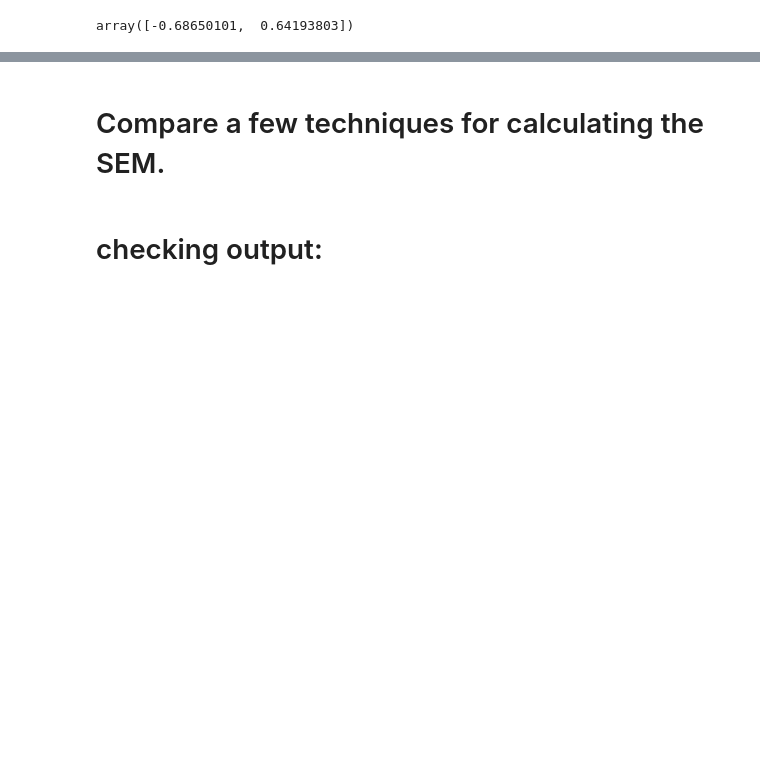
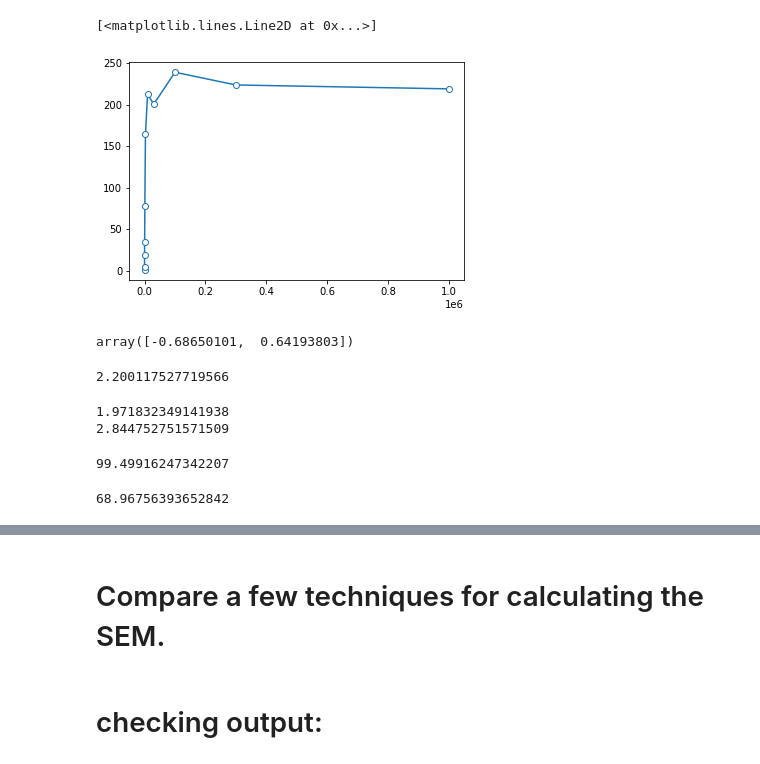
Before and after one commit to ljmartin/estimating_sem_timeseries, a Jupyter notebook: scrapbook_code/calculate.ipynb, the cells around one changed output, grey strips where cells are left out. Cells and saved outputs as stored; diff of their text form; code cells hidden in the pictures; blank space fills up the shorter version.

Commit message:
doing plotting of figs

```diff
--- a/scrapbook_code/calculate.ipynb
+++ b/scrapbook_code/calculate.ipynb
@@ -43,0 +39,8 @@ kdeplot(trace['center'])
+# %%
+curve =sem_utils.gen_correlated_curve(0.99, 5000000)
+# %%
+sizes = [10,30,100,300,1000,3000,10000,30000,100000,300000,1000000]
+gs = list()
+for size in sizes:
+    print(size)
+    gs.append(sem_utils.statistical_inefficiency(curve[:size]))
@@ -44,4 +59,31 @@ kdeplot(trace['center'])
+# %%
+plt.plot(sizes, gs, '-o', mfc='white')
+# %% [output]
+[<matplotlib.lines.Line2D at 0x...>]
+[figure, added]
 # %%
 pm.stats.hpd(trace['center'],credible_interval=0.95)
 # %% [output]
 array([-0.68650101,  0.64193803])
+# %%
+gs[-1] / (-1/np.log(0.99))
+# %% [output]
+2.200117527719566
+# %%
+ac= 0.99
+curve = sem_utils.gen_correlated_curve(ac, int(1e6))
+
+g = sem_utils.statistical_inefficiency(curve)
+print(g / (-1/np.log(ac)))
+print(g /(-np.log(2) / np.log(ac)))
+# %% [output]
+1.971832349141938
+2.844752751571509
+# %%
+(-1/np.log(ac))
+# %% [output]
+99.49916247342207
+# %%
+(-np.log(2) / np.log(ac))
+# %% [output]
+68.96756393652842
```
Also changed, not shown: parts of 6 cells of this notebook, 3 other files.
